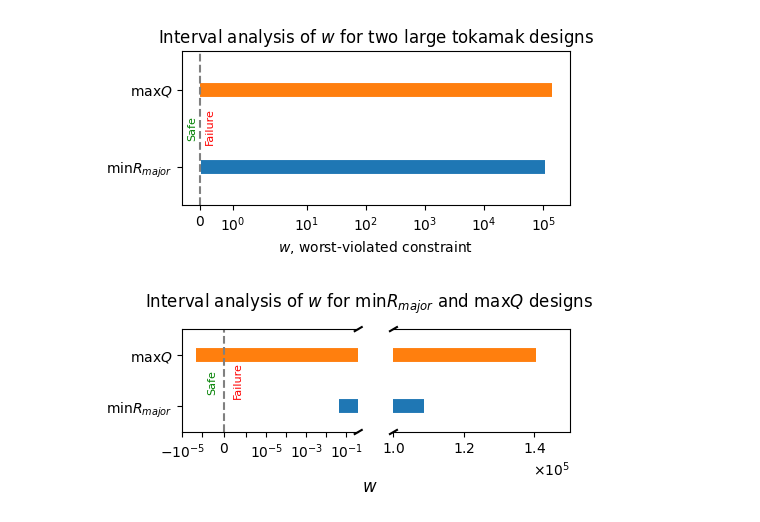
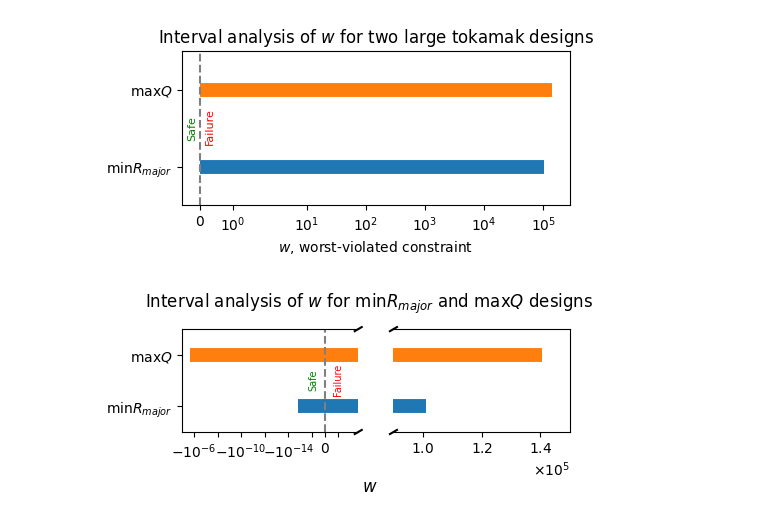
Before and after one commit to jonmaddock/dakota-process, a Jupyter notebook: interval_analysis/analyse.ipynb, the cells around one changed output. Drawn from its saved outputs; the diff is of its cells as text; code cells hidden in the pictures.

```diff
--- a/interval_analysis/analyse.ipynb
+++ b/interval_analysis/analyse.ipynb
@@ -118,12 +118,12 @@ for ax in axes:
         )
 
 # Limit view to different portions of data
-axes[0].set_xscale("symlog", linthresh=1.0e-6)
-axes[0].set_xlim(-1.0e-5, 0.4)
+axes[0].set_xscale("symlog", linthresh=1.0e-16)
+axes[0].set_xlim(-1.0e-5, 5.0e-15)
 axes[0].spines["right"].set_visible(False)
 axes[0].yaxis.tick_left()
 axes[1].spines["left"].set_visible(False)
-axes[1].set_xlim(1e5, 1.5e5)
+axes[1].set_xlim(9e4, 1.5e5)
 axes[1].tick_params(labelleft=False)
 axes[1].yaxis.tick_right()
 
@@ -143,38 +143,38 @@ axes[1].plot((-d, +d), (1 - d, 1 + d), **kwargs)  # bottom-left diagonal
 
 axes[1].axes.get_yaxis().set_visible(False)
 
 # Avoid suptitle and sublabel axes overlaps
 plt.subplots_adjust(top=0.80)
 plt.subplots_adjust(bottom=0.31)
 
 
 # Pre-existing
 fig.supxlabel("$w$")
 fig.suptitle("Interval analysis of $w$ for $\min R_{major}$ and $\max Q$ designs")
 axes[0].margins(y=0.5)
 axes[1].margins(y=0.5)
 axes[0].axvline(x=0.0, linestyle="--", color="grey")
 axes[0].annotate(
     "Safe",
     xy=(0.0, 0.0),
-    xytext=(-12, 10),
+    xytext=(-12, 13),
     textcoords="offset points",
     rotation=90,
-    size=8,
+    size=7,
     color="g",
 )
 axes[0].annotate(
     "Failure",
     xy=(0.0, 0.0),
-    xytext=(6, 7),
+    xytext=(6, 9),
     textcoords="offset points",
     rotation=90,
-    size=8,
+    size=7,
     color="r",
 )
 plt.savefig("ia.pdf", bbox_inches="tight")
 # %% [output]
-[figure, old version]
+[figure, new version]
 # %%
 col_map = {
     "design": "Design",
```
Also changed, not shown: parts of 2 cells of this notebook, 8 other files.
